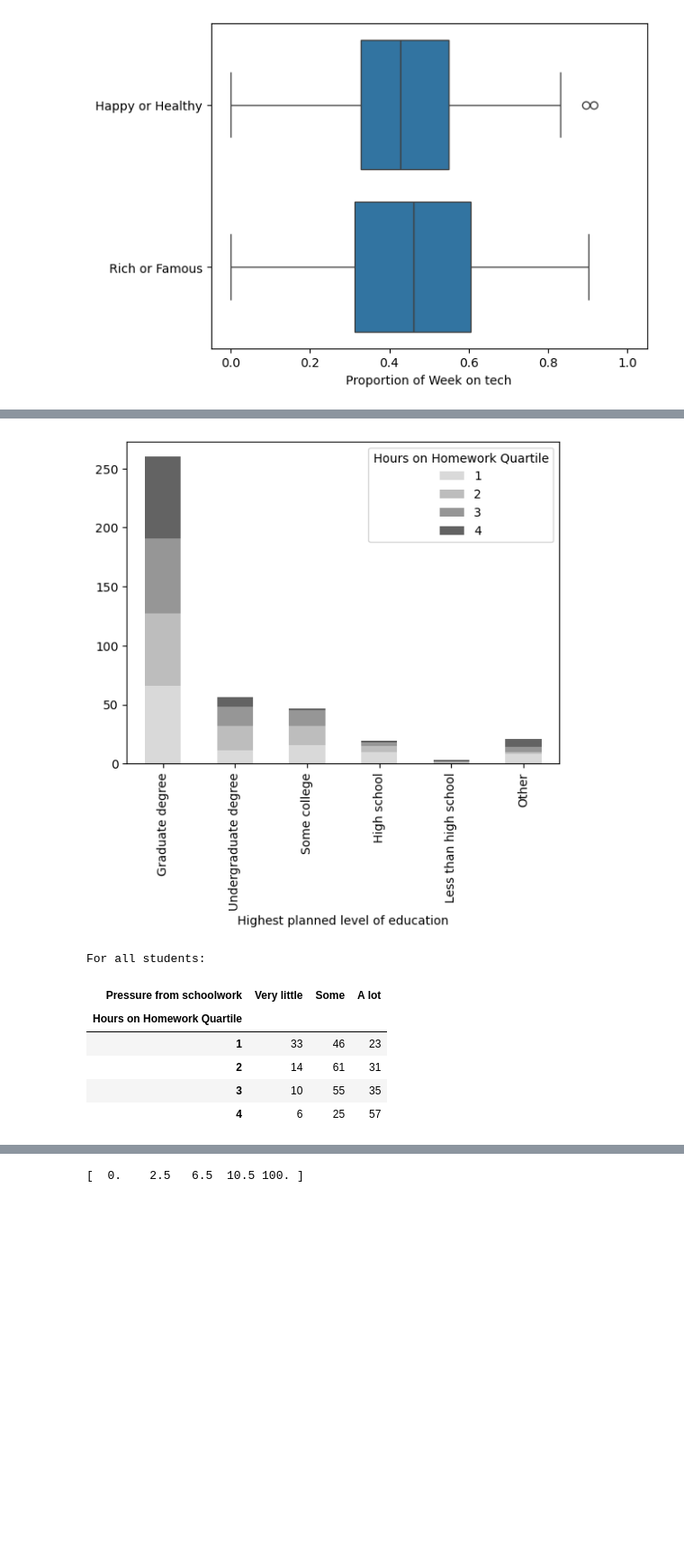
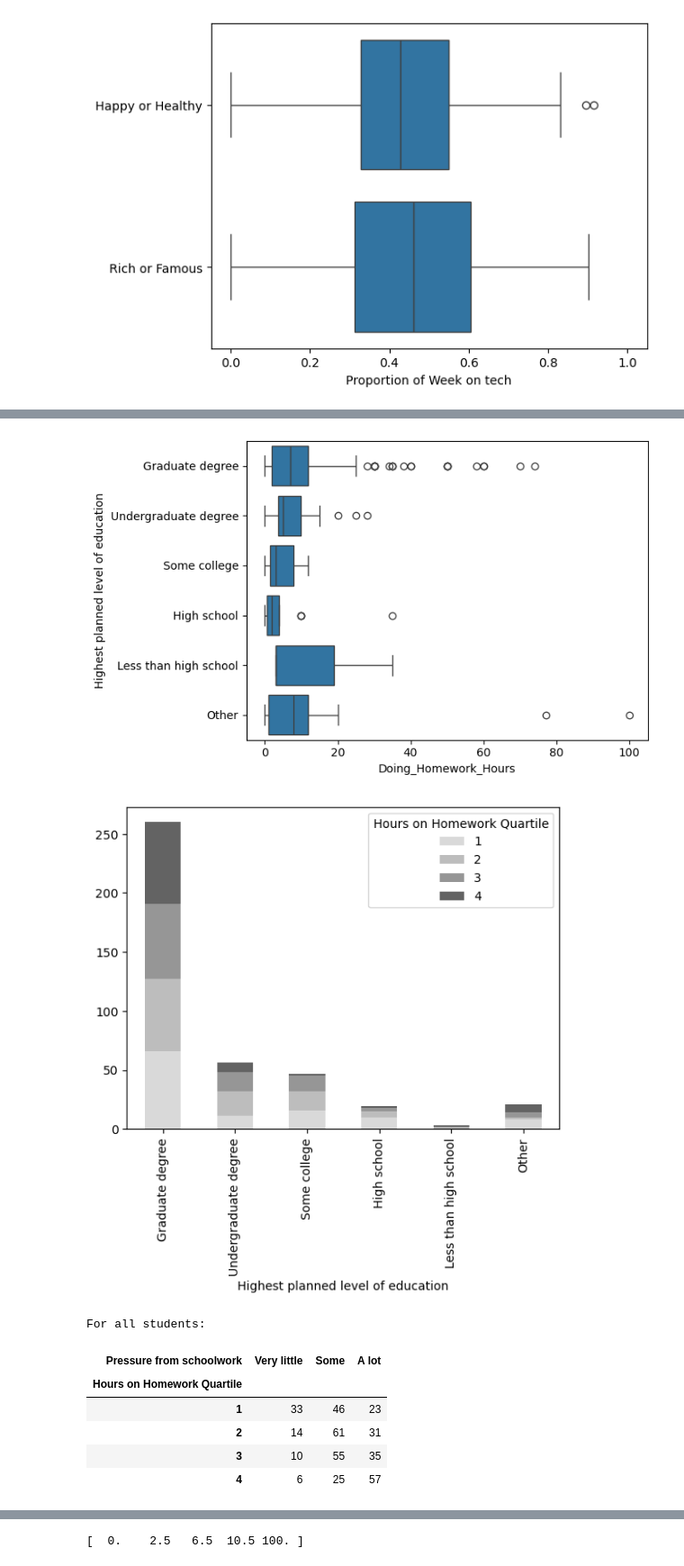
Before and after one commit to k-uu/data_vis, a Jupyter notebook: explore.ipynb, the cells around one changed output, grey strips where cells are left out. Shown at 90% size. Saved outputs shown, nothing was run; the diff lists cells and outputs as text; code cells hidden in the pictures; blank space fills up the shorter version.

```diff
--- a/explore.ipynb
+++ b/explore.ipynb
@@ -427,7 +427,12 @@ ct.plot(kind='bar', stacked=True, color=colors)
 plt.show()
 
 study_hrs = df_q['Doing_Homework_Hours'].map(to_float)
-# study_hrs = study_hrs.clip(upper=study_hrs.quantile(0.95))
+
+sns.boxplot(x=study_hrs, y=ed['Highest planned level of education'])
+
+
+
+# split into quartiles
 q = 4
 study_q = pd.qcut(study_hrs, q, labels=range(1, q+1))
 
@@ -441,34 +446,35 @@ colors2 = [tab20c[i] for i in [-1, -2, -3, -4]]
 ct.T.plot(kind='bar',
         stacked=True, color=colors2)
 plt.show()
 
 
 print("For all students:")
 ct = pd.crosstab(study_q, ed['Pressure from schoolwork'],
                     rownames=['Hours on Homework Quartile'])
 display(ct)
 
 ct.plot(kind='bar',
         stacked=True, color=colors)
 plt.show()
 # %% [output]
 | Pressure from schoolwork | Very little | Some | A lot |
 | Highest planned level of education |  |  |  |
 | Graduate degree | 40 | 118 | 103 |
 | Undergraduate degree | 8 | 33 | 15 |
 | Some college | 9 | 22 | 15 |
 | High school | 4 | 5 | 9 |
 | Less than high school | 0 | 2 | 1 |
 | Other | 2 | 12 | 8 |
 [figure]
 [figure]
 | Highest planned level of education | Graduate degree | Undergraduate degree | Some college | High school | Less than high school | ... |
 | Hours on Homework Quartile |  |  |  |  |  | ... |
 | 1 | 66 | 11 | 16 | 10 | 0 | ... |
 | 2 | 61 | 21 | 16 | 5 | 2 | ... |
 | 3 | 64 | 16 | 13 | 3 | 0 | ... |
 | 4 | 69 | 8 | 2 | 1 | 1 | ... |
-[figure, old version]
+[figure, new version]
+[figure, new version]
 For all students:
 | Pressure from schoolwork | Very little | Some | A lot |
 | Hours on Homework Quartile |  |  |  |
```
Also changed, not shown: parts of 2 cells of this notebook, 24 other files.
